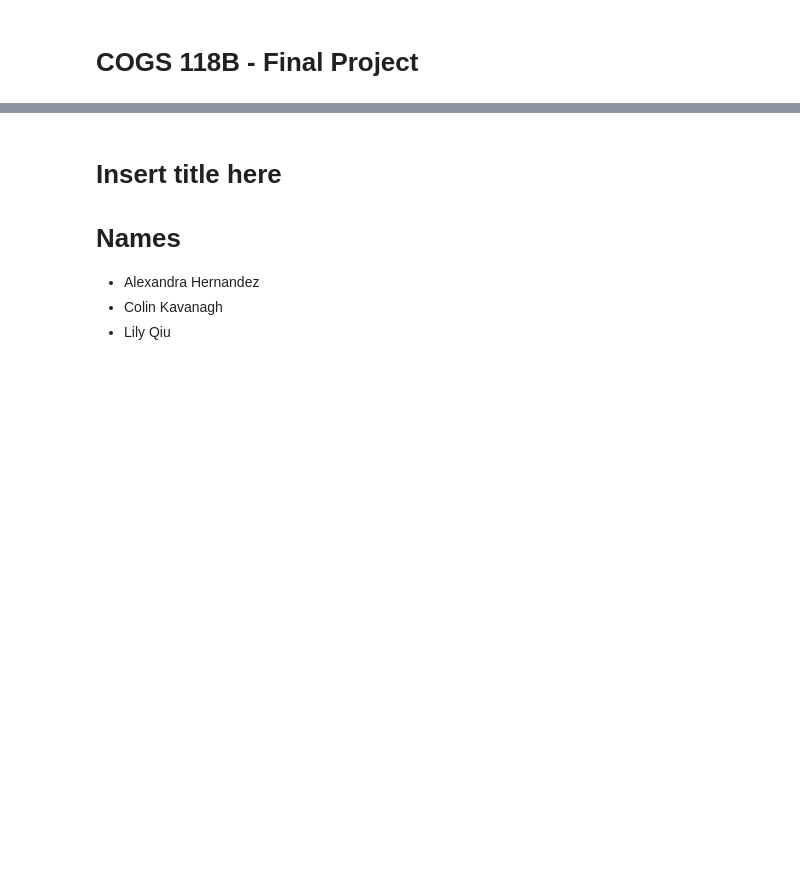
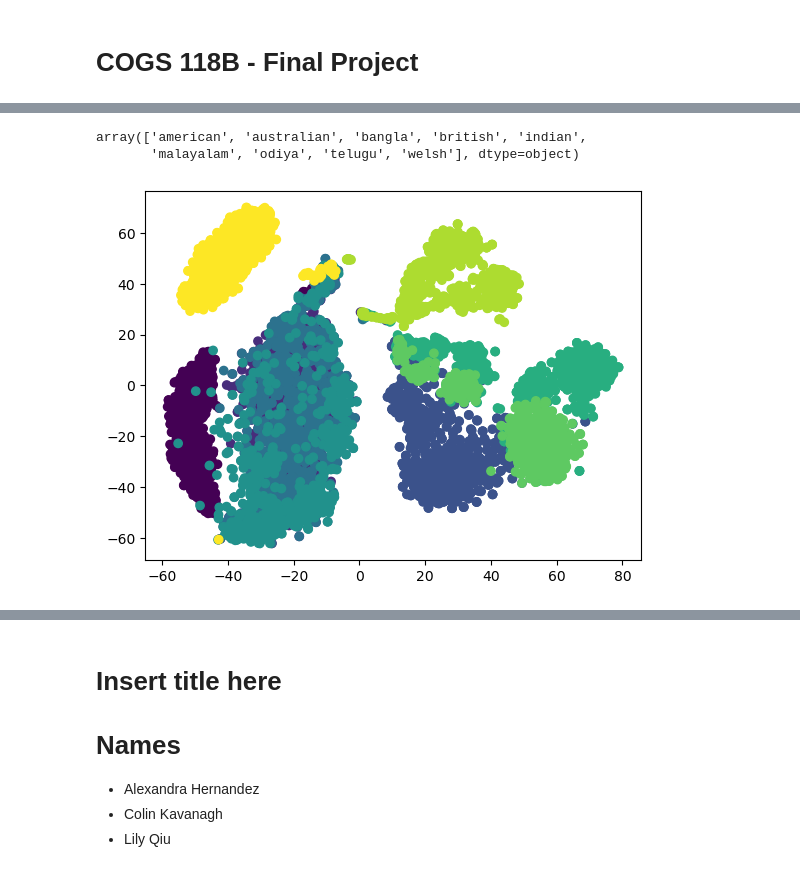
Before and after one commit to alexavndra/cogs_118b_project, a Jupyter notebook: FinalProject_groupXXX.ipynb, the cells around one changed output, grey strips where cells are left out. Saved outputs shown, nothing was run; the diff lists cells and outputs as text; code cells hidden in the pictures; blank space fills up the shorter version.

Commit message:
did some pca and tsne

```diff
--- a/FinalProject_groupXXX.ipynb
+++ b/FinalProject_groupXXX.ipynb
@@ -57,0 +67,21 @@ data
+# %%
+pca = PCA(n_components=50, random_state=1216)
+pca_data = pca.fit_transform(data.iloc[:, :-1])
+#print(pca.explained_variance_ratio_)
+#print(np.sum(pca.explained_variance_ratio_))
+# %%
+encoder = LabelEncoder()
+labels_encoded = encoder.fit_transform(data["label"])
+encoder.classes_
+# %% [output]
+array(['american', 'australian', 'bangla', 'british', 'indian',
+       'malayalam', 'odiya', 'telugu', 'welsh'], dtype=object)
+# %%
+tsne = TSNE(n_components=2, random_state=1216)
+tsne_data = tsne.fit_transform(pca_data)
+plt.scatter(tsne_data[:, 0], tsne_data[:, 1], c=labels_encoded)
+plt.show()
+
+#usually takes 16 seconds
+# %% [output]
+[figure, added]
```
Also changed, not shown: parts of 8 cells of this notebook.
